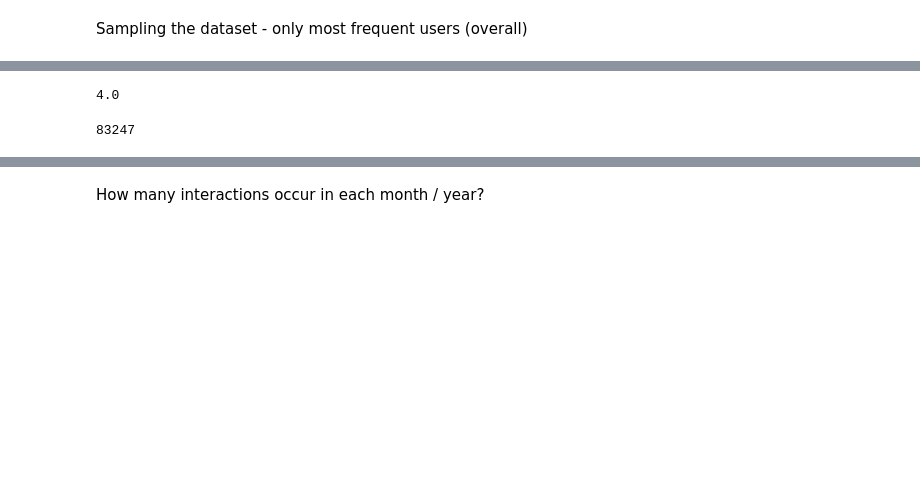
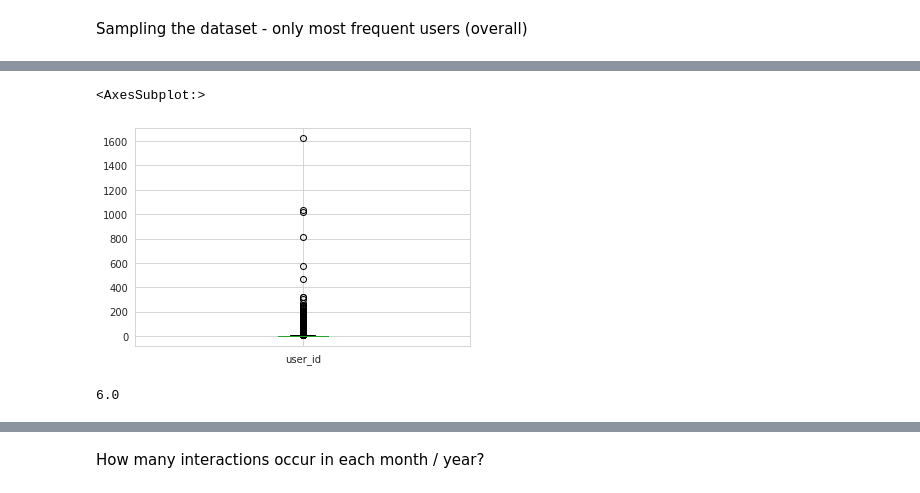
Before and after one commit to Key0412/streamRec-forgetting, a Jupyter notebook: notebooks/Avaliação de Dataset - Amazon Kindle.ipynb, the cells around one changed output, grey strips where cells are left out. Saved outputs shown, nothing was run; the diff lists cells and outputs as text; code cells hidden in the pictures; blank space fills up the shorter version.

```diff
--- a/notebooks/Avaliação de Dataset - Amazon Kindle.ipynb
+++ b/notebooks/Avaliação de Dataset - Amazon Kindle.ipynb
@@ -146,12 +147,8 @@ user_freq_over_months.plot(kind='hist',bins=user_freq_over_months.max())
 # %%
-# we'll filter users with frequency higher than q
-threshold = np.quantile(user_freq_over_months, q=0.8)
-threshold
+# # we'll filter users with frequency higher than q
+# threshold = np.quantile(user_freq_over_months, q=0.5)
+# threshold
-# %% [output]
-4.0
 # %%
-# there are this many users with freq above the threshold
-(user_freq_over_months >= threshold).sum()
+# # there are this many users with freq above the threshold
+# (user_freq_over_months >= threshold).sum()
-# %% [output]
-83247
 # %%
@@ -159,0 +163,10 @@ freq_users = user_freq_over_months[user_freq_over_months >= threshold].index
+# %%
+# frequency of users that occur every month:
+_.reset_index()['user_id'].value_counts().plot(kind='box')
+# %% [output]
+<AxesSubplot:>
+[figure, added]
+# %%
+np.quantile(_.reset_index()['user_id'].value_counts(), 0.9)
+# %% [output]
+6.0
```
Also changed, not shown: parts of 53 cells of this notebook, 28 other files.
